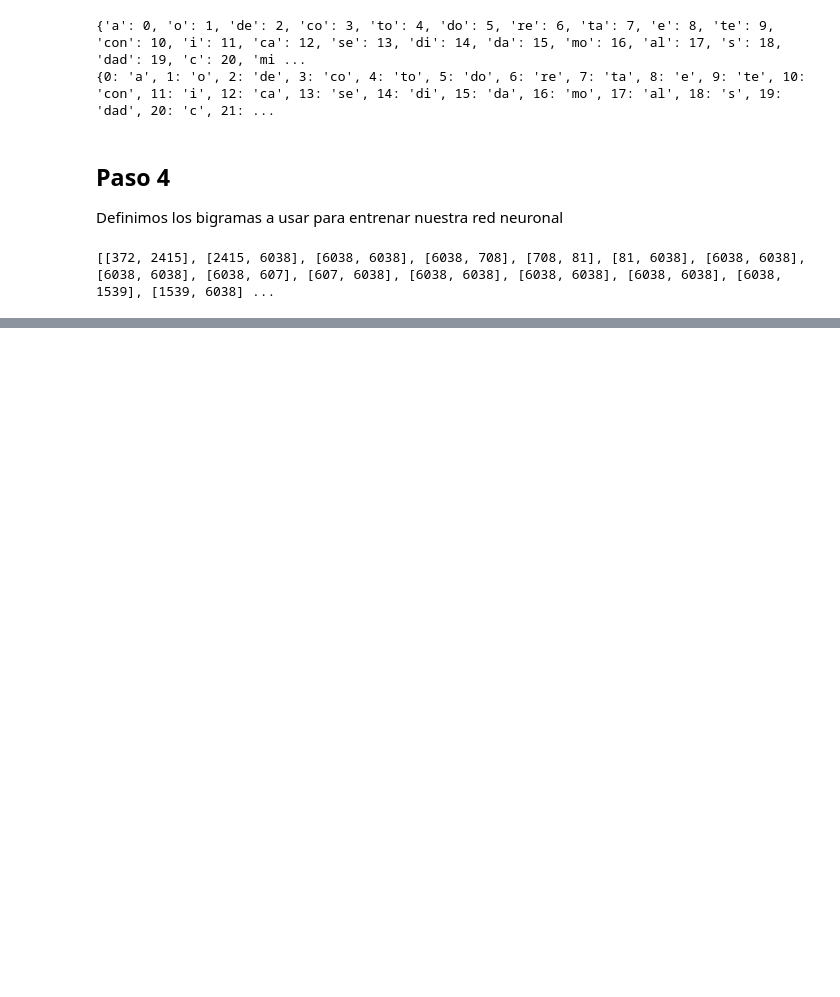
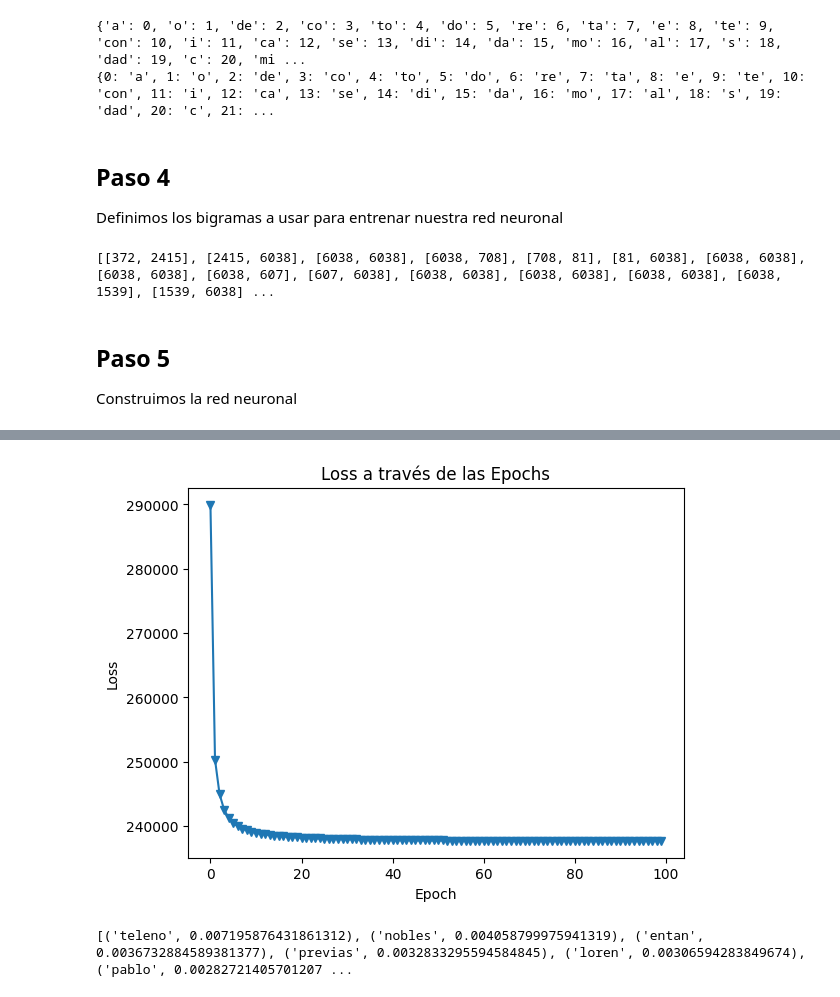
Before and after one commit to JoelHaiddRC/Linguistica, a Jupyter notebook: Practica2/preprocesamiento/Ejercicio1.ipynb, the cells around one changed output, grey strips where cells are left out. Saved outputs shown, nothing was run; the diff lists cells and outputs as text; code cells hidden in the pictures; blank space fills up the shorter version.

```diff
--- a/Practica2/preprocesamiento/Ejercicio1.ipynb
+++ b/Practica2/preprocesamiento/Ejercicio1.ipynb
@@ -189,3 +189,29 @@ bigramas = lista_bigramas(tokens_normalizados, palabras_a_indices)
 print(bigramas)
 # %% [output]
 [[372, 2415], [2415, 6038], [6038, 6038], [6038, 708], [708, 81], [81, 6038], [6038, 6038], [6038, 6038], [6038, 607], [607, 6038], [6038, 6038], [6038, 6038], [6038, 6038], [6038, 1539], [1539, 6038] ...
+# %% [markdown]
+## Paso 5
+
+Construimos la red neuronal
+# %%
+#Inicializacion de hiperparámetros
+
+np.random.seed(42) #Seed para la reproductibilidad
+N = len(palabras_a_indices.keys()) #Longitud del vocabulario
+d = 2 #Dimensión de los embeddings
+m = N #Número de unidades en la capa oculta
+taza_aprend = 0.1 #Rango de aprendizaje
+EPOCHS = 100 #Número de iteraciones para entrenamiento
+# %%
+#Inicialización de parámetros
+C = np.random.randn(d, N) / np.sqrt(N)
+W =  np.random.randn(m, d) / np.sqrt(d)
+b = np.random.randn(m) / np.sqrt(m)
+U = np.random.randn(N,m) / np.sqrt(m)
+c = np.random.randn(N) / np.sqrt(N)
+# %%
+#Función para construir el vector one-hot de una palabra a partir de su índice
+def crear_one_hot(ind : int, size : int) -> list:
+    onehot = np.zeros(size)
+    onehot[ind] = 1
+    return onehot
@@ -191,0 +269,7 @@ print(bigramas)
+# %%
+plt.plot(losses, 'v-')
+plt.title('Loss a través de las Epochs')
+plt.xlabel('Epoch')
+plt.ylabel('Loss')
+plt.show()
+# %% [output]
@@ -191,0 +293 @@ print(bigramas)
+[figure, added]
@@ -191,0 +317,10 @@ print(bigramas)
+# %%
+word = "plazo"
+probabilities = sorted(
+    list(zip(palabras_a_indices.keys(), forward(palabras_a_indices[word], len(palabras_a_indices.keys())))),
+    key=lambda x: x[1],
+    reverse=True
+)
+print(probabilities[:20])
+# %% [output]
+[('teleno', 0.007195876431861312), ('nobles', 0.004058799975941319), ('entan', 0.0036732884589381377), ('previas', 0.0032833295594584845), ('loren', 0.00306594283849674), ('pablo', 0.00282721405701207 ...
```
Also changed, not shown: parts of 7 cells of this notebook, 1 other file.
